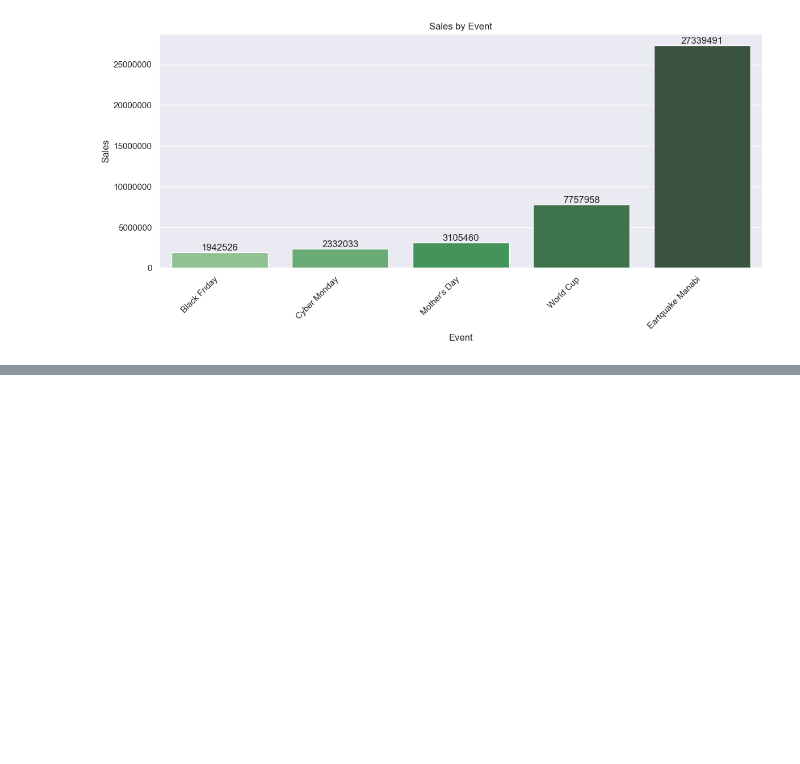
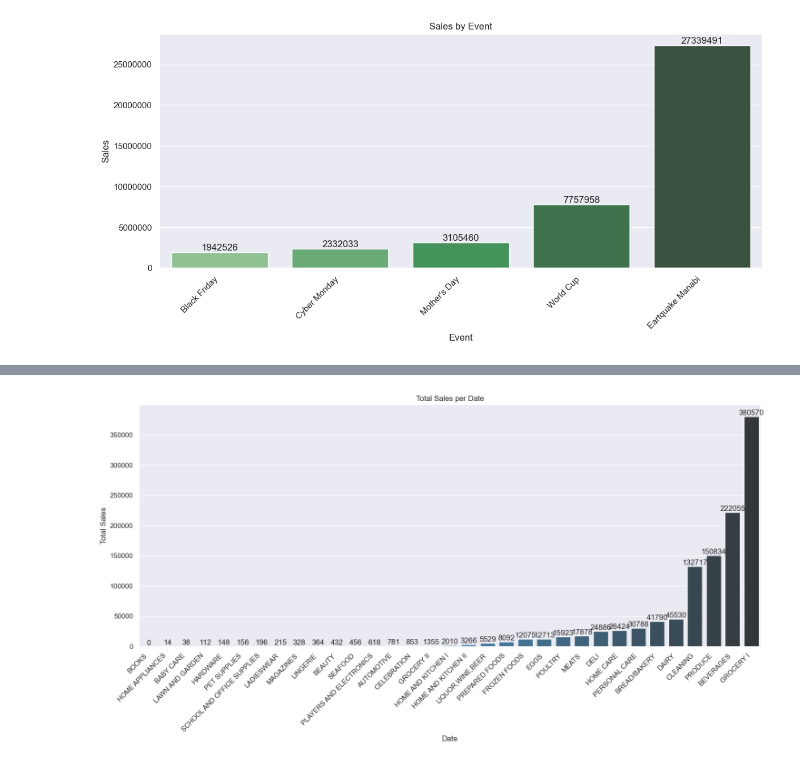
Before and after one commit to melisnv/data-science-projects, a Jupyter notebook: time-series-store-sales/holiday-analysis.ipynb, the cells around one changed output, grey strips where cells are left out. Saved outputs shown, nothing was run; the diff lists cells and outputs as text; code cells hidden in the pictures; blank space fills up the shorter version.

```diff
--- a/time-series-store-sales/holiday-analysis.ipynb
+++ b/time-series-store-sales/holiday-analysis.ipynb
@@ -270,3 +293,17 @@ plt.show()
+# %%
+plt.figure(figsize=(15, 8))
+ax = sns.barplot(x='family', y='sales', data=grouped_family_df, palette = "Blues_d", order=grouped_family_df.sort_values('sales').family)
+plt.title('Total Sales per Date')
+plt.xlabel('Date')
+plt.ylabel('Total Sales')
+plt.xticks(rotation=45, ha='right')
+# ax.yaxis.set_major_formatter(mticker.FuncFormatter(lambda x, _: int(x)))
+for i in ax.containers:
+    ax.bar_label(i, fmt='%.0f', label_type='edge')
+plt.tight_layout()
+plt.show()
+# %% [output]
+[figure, added]
 # %%
 # TODO: Check the nan holidays
 
```
Also changed, not shown: parts of 4 cells of this notebook.
